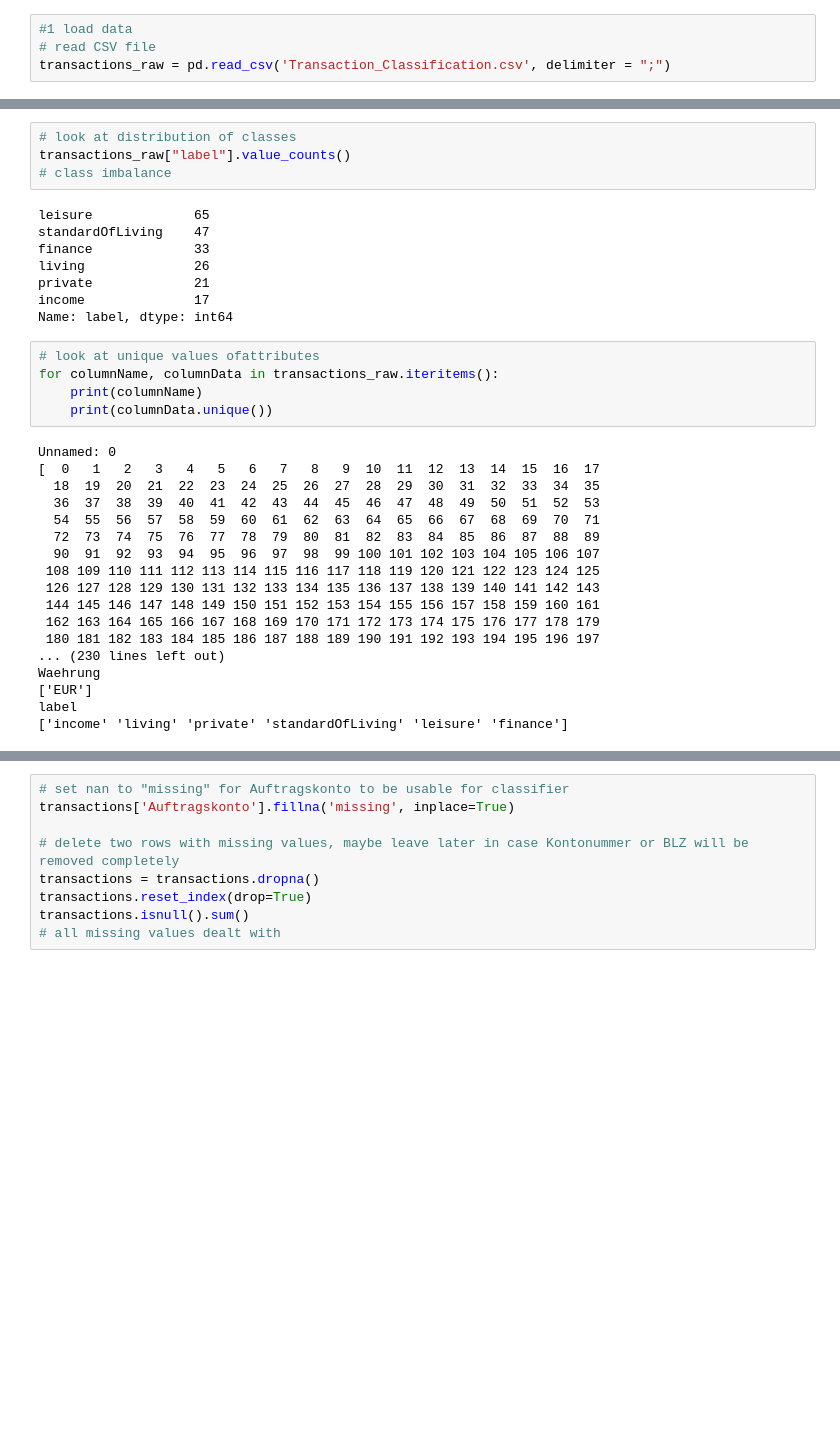
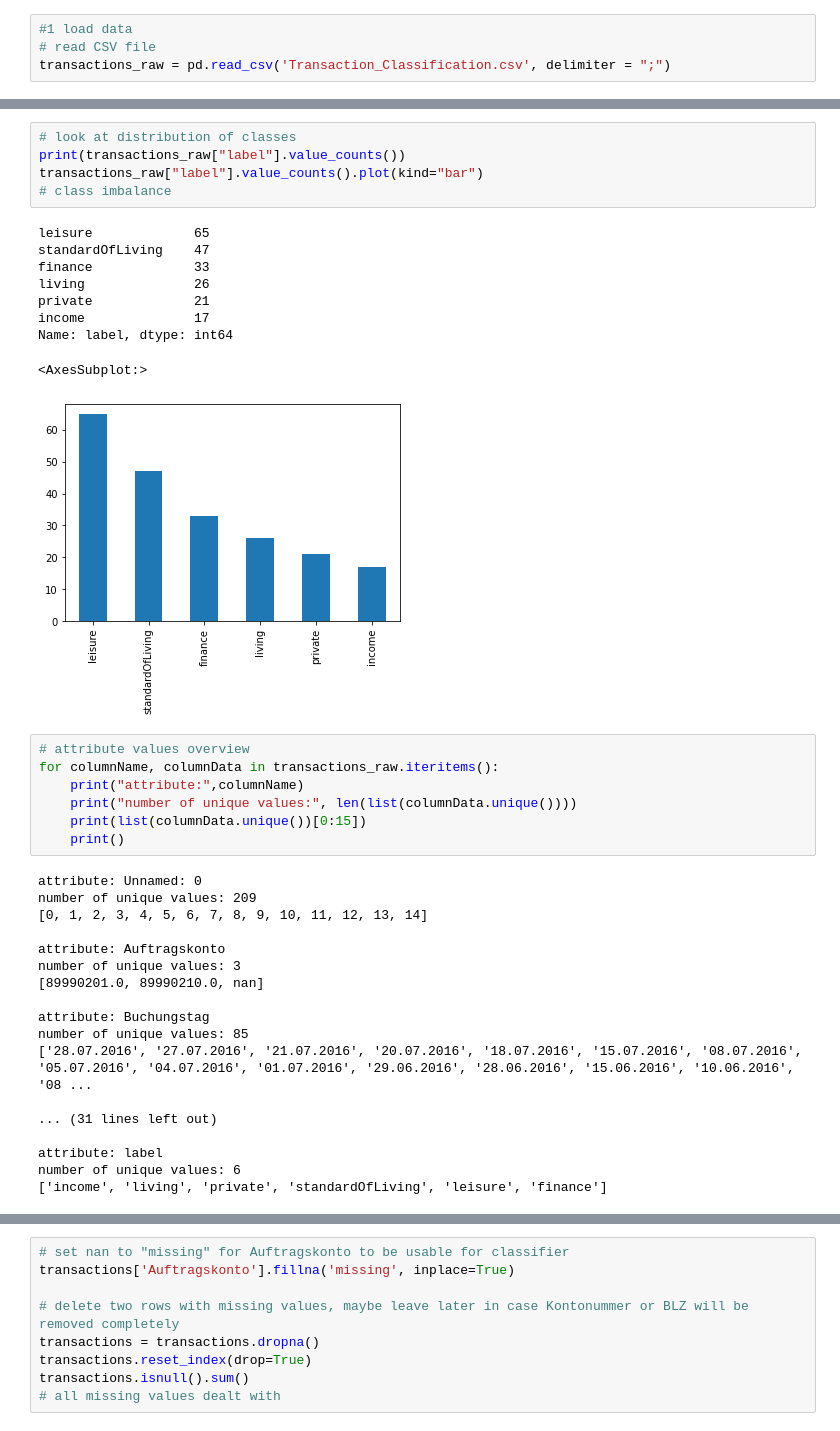
Before and after one commit to ploxx/homework, a Jupyter notebook: Naive_Bayes.ipynb, the cells around one changed output, grey strips where cells are left out. Saved outputs shown, nothing was run; the diff lists cells and outputs as text; blank space fills up the shorter version.

```diff
--- a/Naive_Bayes.ipynb
+++ b/Naive_Bayes.ipynb
@@ -53,37 +58,42 @@ transactions_raw.head()
 | 4 | 4 | 89990201.0 | 18.07.2016 | 18.07.2016 | Spontanausgabe | Amazon | ... |
 # %%
 # look at distribution of classes
-transactions_raw["label"].value_counts()
+print(transactions_raw["label"].value_counts())
+transactions_raw["label"].value_counts().plot(kind="bar")
 # class imbalance
 # %% [output]
 leisure             65
 standardOfLiving    47
 finance             33
 living              26
 private             21
 income              17
 Name: label, dtype: int64
+<AxesSubplot:>
+[figure, added]
 # %%
-# look at unique values ofattributes
+# attribute values overview
 for columnName, columnData in transactions_raw.iteritems():
-    print(columnName)
-    print(columnData.unique())
+    print("attribute:",columnName)
+    print("number of unique values:", len(list(columnData.unique())))
+    print(list(columnData.unique())[0:15])
+    print()
 # %% [output]
-Unnamed: 0
-[  0   1   2   3   4   5   6   7   8   9  10  11  12  13  14  15  16  17
-  18  19  20  21  22  23  24  25  26  27  28  29  30  31  32  33  34  35
-  36  37  38  39  40  41  42  43  44  45  46  47  48  49  50  51  52  53
-  54  55  56  57  58  59  60  61  62  63  64  65  66  67  68  69  70  71
-  72  73  74  75  76  77  78  79  80  81  82  83  84  85  86  87  88  89
-  90  91  92  93  94  95  96  97  98  99 100 101 102 103 104 105 106 107
- 108 109 110 111 112 113 114 115 116 117 118 119 120 121 122 123 124 125
- 126 127 128 129 130 131 132 133 134 135 136 137 138 139 140 141 142 143
- 144 145 146 147 148 149 150 151 152 153 154 155 156 157 158 159 160 161
- 162 163 164 165 166 167 168 169 170 171 172 173 174 175 176 177 178 179
- 180 181 182 183 184 185 186 187 188 189 190 191 192 193 194 195 196 197
-... (230 lines left out)
-Waehrung
-['EUR']
-label
-['income' 'living' 'private' 'standardOfLiving' 'leisure' 'finance']
+attribute: Unnamed: 0
+number of unique values: 209
+[0, 1, 2, 3, 4, 5, 6, 7, 8, 9, 10, 11, 12, 13, 14]
+
+attribute: Auftragskonto
+number of unique values: 3
+[89990201.0, 89990210.0, nan]
+
+attribute: Buchungstag
+number of unique values: 85
+['28.07.2016', '27.07.2016', '21.07.2016', '20.07.2016', '18.07.2016', '15.07.2016', '08.07.2016', '05.07.2016', '04.07.2016', '01.07.2016', '29.06.2016', '28.06.2016', '15.06.2016', '10.06.2016', '08 ...
+
+... (31 lines left out)
+
+attribute: label
+number of unique values: 6
+['income', 'living', 'private', 'standardOfLiving', 'leisure', 'finance']
 # %%
```
Also changed, not shown: parts of 8 cells of this notebook, 1 other file.
